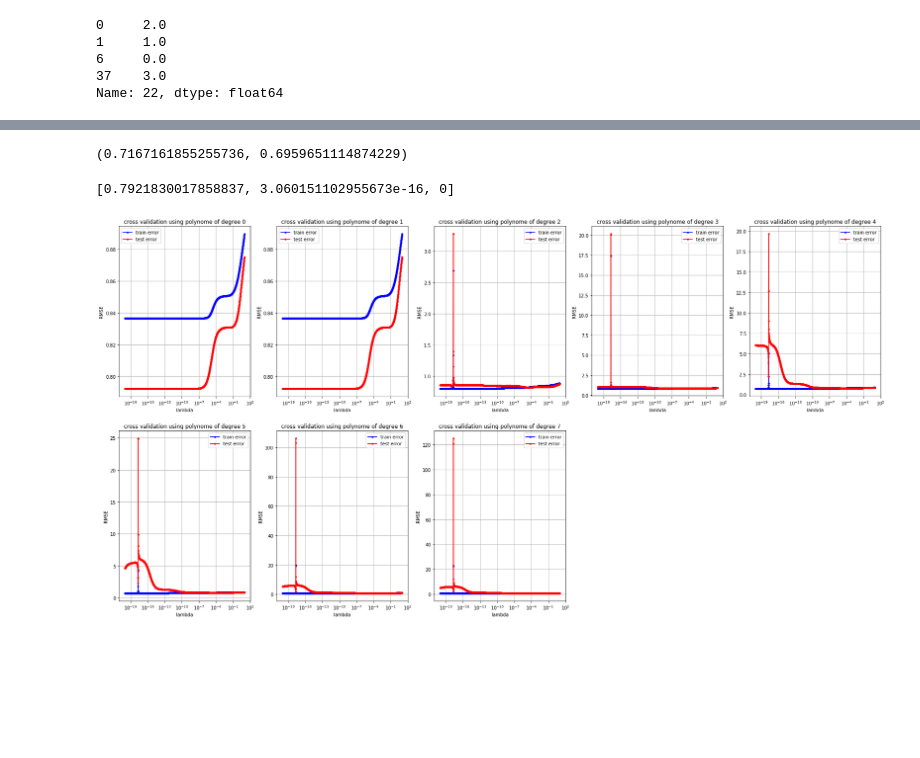
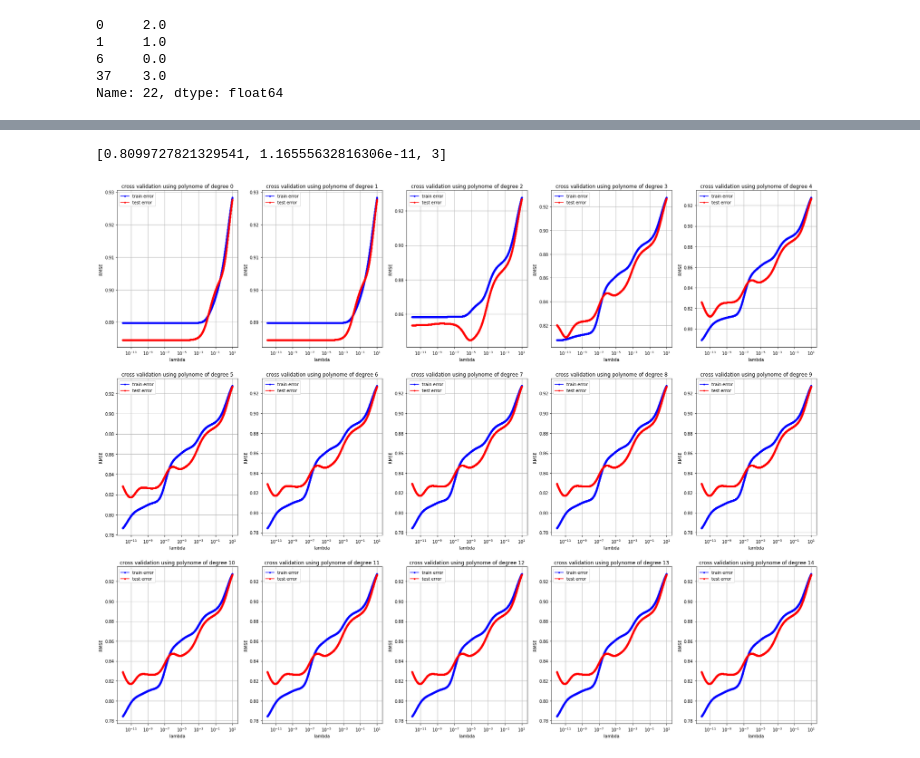
Before and after one commit to AntB95/ML, a Jupyter notebook: Project 1/Project_1_clean.ipynb, the cells around one changed output, grey strips where cells are left out. Cells and saved outputs as stored; diff of their text form; code cells hidden in the pictures; blank space fills up the shorter version.

```diff
--- a/Project 1/Project_1_clean.ipynb
+++ b/Project 1/Project_1_clean.ipynb
@@ -84,7 +84,7 @@ def build_poly(x, degree):
     return poly
 
 def add_function(x):
-    return np.concatenate((x,np.sin(x),np.cos(x)), axis = 1)
+    return np.concatenate((x,np.sin(x),np.cos(x),np.exp(x)), axis = 1)
 
 def store_columns(array,index):
     store = array[:,index]
@@ -187,25 +185,0 @@ sns.heatmap(df.corr(), xticklabels = df.corr().columns, yticklabels = df.corr().
-# %%
-#test x0
-x_train_0 = np.delete(x_train_0, [7,8,10,11,13,14,16,18] , axis = 1)
-x_train_0 = dummy(x_train_0,4,20)
-
-#test x1
-x_train_1 = np.delete(x_train_1, [7,8,10,13] , axis = 1)
-x_train_1 = np.delete(x_train_1, [10,12,15,16] , axis = 1)
-x_train_1 = np.delete(x_train_1, [13] , axis = 1)
-x_train_1 = np.delete(x_train_1, [8] , axis = 1)
-x_train_1 = dummy(x_train_1,4,20)
-x_train_1[:,9] = np.log(x_train_1[:,9])
-
-#test x2
-x_train_2[:,2] = np.log(x_train_2[:,2])
-x_train_2 = np.delete(x_train_2, [7,10,11,12,14,15,17,18,20,23,24,26,27] , axis = 1)
-x_train_2 = np.delete(x_train_2, [15] , axis = 1)
-x_train_2[:,0] = np.log(x_train_2[:,0])
-x_train_2[:,14] = np.log(x_train_2[:,14])
-x_train_2[:,4] = np.sqrt(x_train_2[:,4])
-
-#test x3
-x_train_3 = np.delete(x_train_3, [7,10,11,12,14,15,17,18,20,23,24,26,27] , axis = 1)
-x_train_3 = dummy(x_train_3,4,20)
-x_train_3[:,0] = np.log(x_train_3[:,0])
@@ -215,3 +202,13 @@ x_train_3[:,0] = np.log(x_train_3[:,0])
 (x_train_1,_) = standardize(x_train_1,x_train_1)
 (x_train_2,_) = standardize(x_train_2,x_train_2)
 (x_train_3,_) = standardize(x_train_3,x_train_3)
+# %%
+res = []
+plt.figure(1, figsize = (30, 40))
+for d in range(0,15):
+    plt.subplot(5,5,d+1)
+    res += [cross_validation(y_train_2,x_train_2,-12,1,d,2000)+[d]]
+print(res[np.argmin([row[0] for row in res])])
+# %% [output]
+[0.8099727821329541, 1.16555632816306e-11, 3]
+[figure, added]
@@ -226,17 +229,3 @@ def cross_v(y_t,x_t,degree,lbd):
     loss_train = 2*MSE(y_train, x_train, w)
     loss_test = 2*MSE(y_test, x_test, w)
     return (loss_train,loss_test)
-# %%
-cross_v(y_train_2,x_train_2,3,1.006935148416372e-11)
-# %% [output]
-(0.7167161855255736, 0.6959651114874229)
-# %%
-res = []
-plt.figure(1, figsize = (30, 40))
-for d in range(0,8):
-    plt.subplot(5,5,d+1)
-    res += [cross_validation(y_train_3,x_train_3,-20,1,d,2000)+[d]]
-print(res[np.argmin([row[0] for row in res])])
-# %% [output]
-[0.7921830017858837, 3.060151102955673e-16, 0]
-[figure, removed]
```
Also changed, not shown: parts of 5 cells of this notebook, 2 other files.
